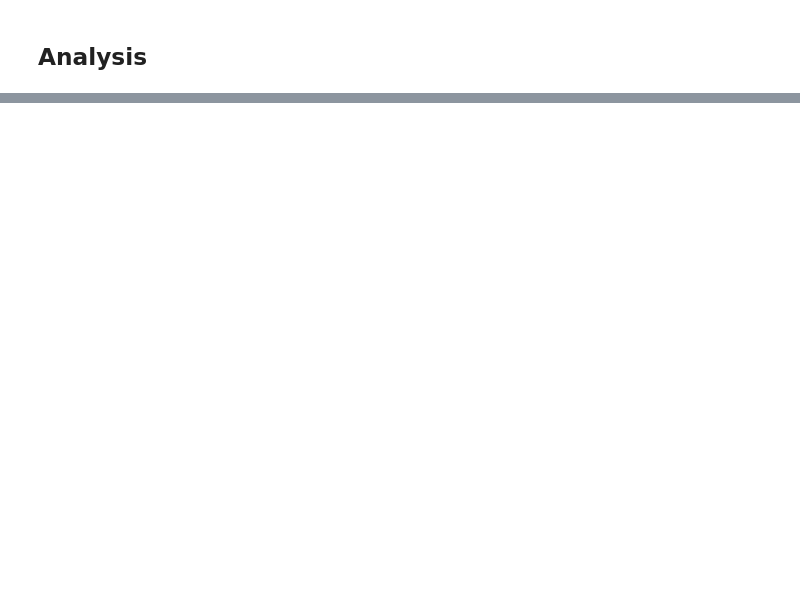
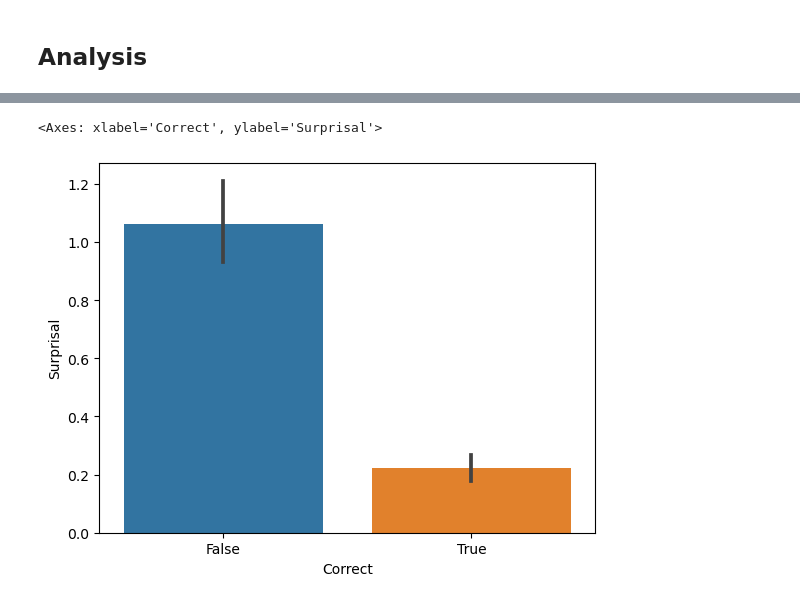
Before and after one commit to e2wang/gpt-connections, a Jupyter notebook: analysis.ipynb, the cells around one changed output, grey strips where cells are left out. Drawn from its saved outputs; the diff is of its cells as text; code cells hidden in the pictures; blank space fills up the shorter version.

```diff
--- a/analysis.ipynb
+++ b/analysis.ipynb
@@ -227,0 +355,5 @@ merged.head()
+# %%
+sns.barplot(data = merged, x = "Correct", y = "Surprisal")
+# %% [output]
+<Axes: xlabel='Correct', ylabel='Surprisal'>
+[figure, added]
```
Also changed, not shown: parts of 37 cells of this notebook, 1 other file.
